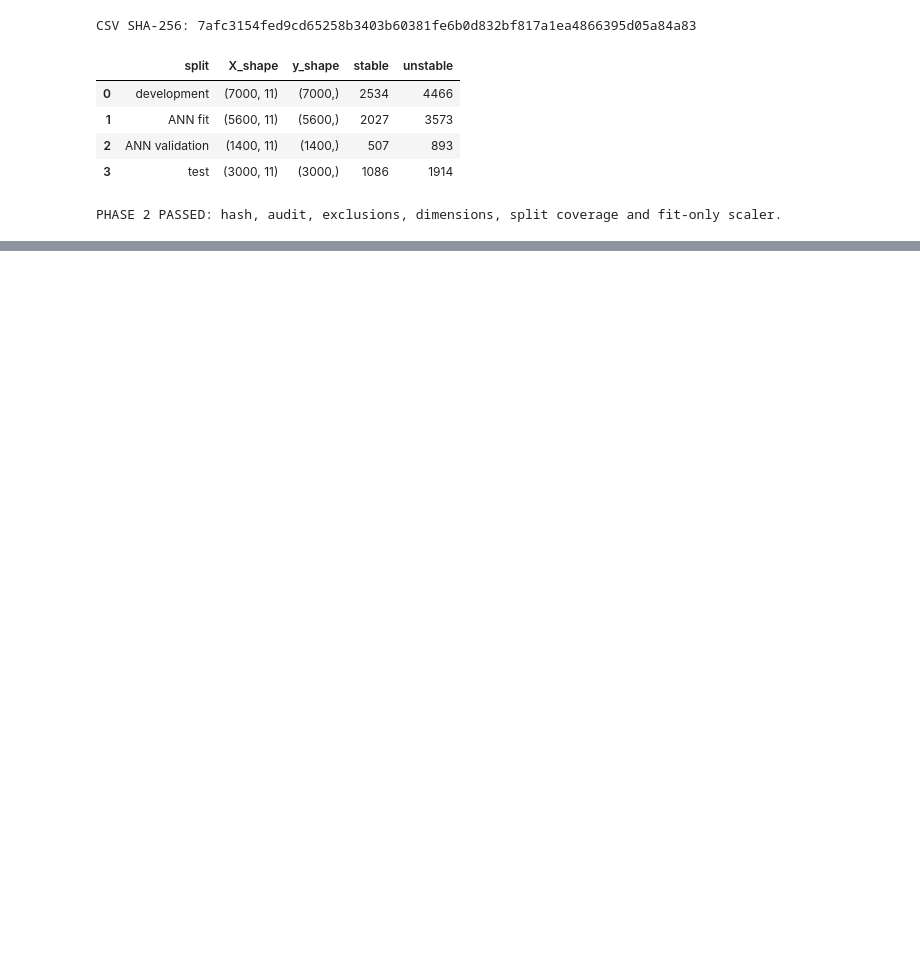
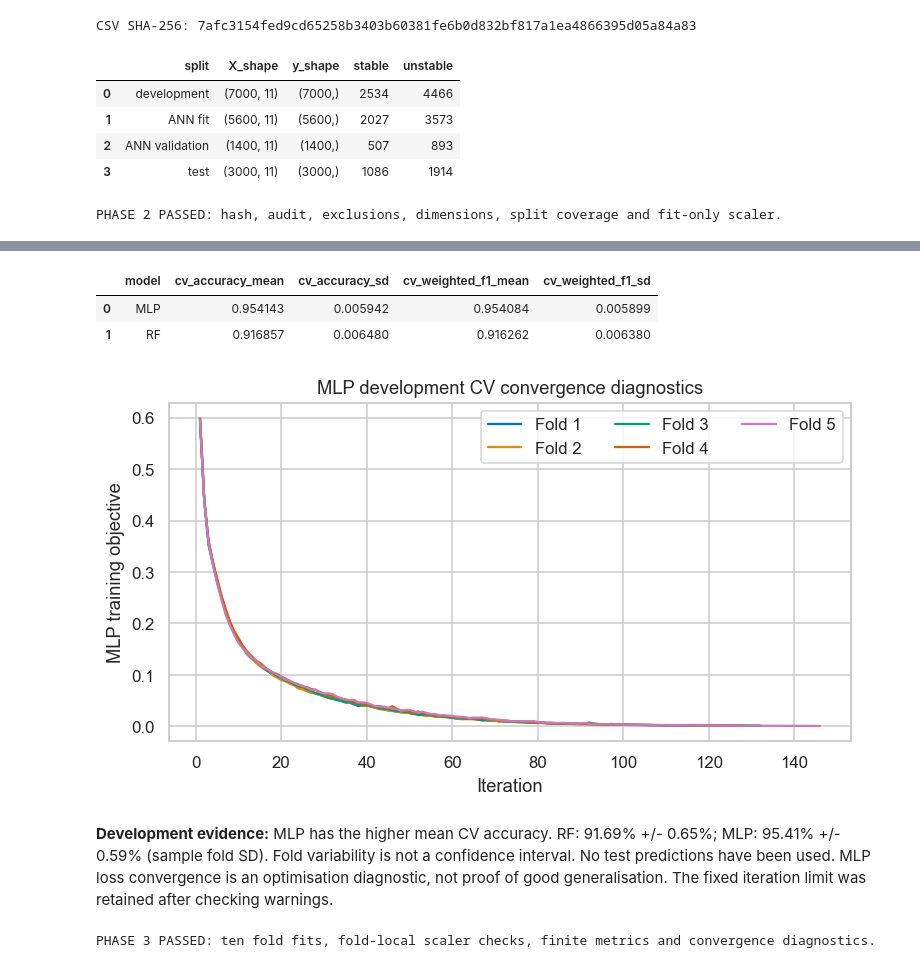
Before and after one commit to henryhoang207/COS40007-Porfollio-Task, a Jupyter notebook: portfolio_task3/Portfolio_Assessment_3_HoangHuuHoan.ipynb, the cells around one changed output, grey strips where cells are left out. Drawn from its saved outputs; the diff is of its cells as text; code cells hidden in the pictures; blank space fills up the shorter version.

Commit message:
Compare Random Forest and MLP with five-fold cross-validation

```diff
--- a/portfolio_task3/Portfolio_Assessment_3_HoangHuuHoan.ipynb
+++ b/portfolio_task3/Portfolio_Assessment_3_HoangHuuHoan.ipynb
@@ -270,0 +283,73 @@ PHASE 2 PASSED: hash, audit, exclusions, dimensions, split coverage and fit-only
+# %%
+traditional_specs = {
+    'RF': RandomForestClassifier(n_estimators=300, random_state=SEED, n_jobs=2),
+    'MLP': MLPClassifier(hidden_layer_sizes=(64,32,16), activation='relu', solver='adam',
+                         learning_rate_init=0.001, max_iter=500, random_state=SEED),
+}
+cv = StratifiedKFold(n_splits=5, shuffle=True, random_state=SEED)
+fold_partitions = list(cv.split(X_dev,y_dev))
+cv_rows, cv_warnings, mlp_diagnostics, fold_manifest = [], [], [], []
+for fold, (tr,va) in enumerate(fold_partitions,1):
+    assert not (set(dev_idx[tr]) & set(dev_idx[va]))
+    for pos in va:
+        fold_manifest.append({'row_index':int(dev_idx[pos]), 'validation_fold':fold})
+for name,spec in traditional_specs.items():
+    for fold,(tr,va) in enumerate(fold_partitions,1):
+        model = Pipeline([('scale',StandardScaler()),('model',clone(spec))])
+        started = time.perf_counter()
+        with warnings.catch_warnings(record=True) as caught:
+            warnings.simplefilter('always', ConvergenceWarning)
+            model.fit(X_dev.iloc[tr],y_dev.iloc[tr])
+        elapsed = time.perf_counter()-started
+        for warning in caught:
+            cv_warnings.append({'model':name,'fold':fold,'category':warning.category.__name__,
+                                'message':str(warning.message)})
+        assert model['scale'].n_samples_seen_ == len(tr)
+        np.testing.assert_allclose(model['scale'].mean_,X_dev.iloc[tr].mean().to_numpy(),atol=1e-12)
+        prediction = model.predict(X_dev.iloc[va])
+        row = {'model':name,'fold':fold,'accuracy':accuracy_score(y_dev.iloc[va],prediction),
+               'weighted_f1':f1_score(y_dev.iloc[va],prediction,average='weighted'),
+               'train_rows':len(tr),'validation_rows':len(va),'fit_seconds':elapsed,
+               'iterations':getattr(model['model'],'n_iter_',None)}
+        cv_rows.append(row)
+        if name == 'MLP':
+            loss = model['model'].loss_curve_
+            mlp_diagnostics.append({'fold':fold,'iterations':model['model'].n_iter_,
+                                    'final_loss':float(loss[-1]),'loss_curve':list(map(float,loss))})
+        print(f'{name} fold {fold}: accuracy={row["accuracy"]:.4f}, F1={row["weighted_f1"]:.4f}, '
+              f'iterations={row["iterations"]}, fit={elapsed:.1f}s',flush=True)
+cv_frame = pd.DataFrame(cv_rows)
+assert cv_frame.groupby('model').size().to_dict() == {'MLP':5,'RF':5}
+assert np.isfinite(cv_frame[['accuracy','weighted_f1']].to_numpy()).all()
+cv_summary = cv_frame.groupby('model').agg(
+    cv_accuracy_mean=('accuracy','mean'),cv_accuracy_sd=('accuracy',lambda v:v.std(ddof=1)),
+    cv_weighted_f1_mean=('weighted_f1','mean'),cv_weighted_f1_sd=('weighted_f1',lambda v:v.std(ddof=1)),
+).reset_index()
+best_traditional = cv_summary.sort_values('cv_accuracy_mean',ascending=False).iloc[0]['model']
+show_table(cv_frame,'traditional_cv_results.csv')
+show_table(cv_summary,'traditional_cv_summary.csv')
+pd.DataFrame(fold_manifest).to_csv(ROOT / 'results/cv_fold_indices.csv',index=False)
+save_json(ROOT / 'results/traditional_warnings.json',cv_warnings)
+save_json(ROOT / 'results/mlp_convergence_diagnostics.json',mlp_diagnostics)
+if cv_warnings:
+    display(pd.DataFrame(cv_warnings))
+assert not any(w['category']=='ConvergenceWarning' for w in cv_warnings), 'Inspect MLP diagnostics before continuing'
+fig,ax = plt.subplots(figsize=(8,4))
+for diag in mlp_diagnostics:
+    ax.plot(range(1,len(diag['loss_curve'])+1),diag['loss_curve'],label=f'Fold {diag["fold"]}')
+ax.set(xlabel='Iteration',ylabel='MLP training objective',title='MLP development CV convergence diagnostics')
+ax.legend(ncol=3)
+save_figure('mlp_cv_loss.png')
+v = cv_summary.set_index('model')
+explain(f'**Development evidence:** {best_traditional} has the higher mean CV accuracy. '
+        f'RF: {v.loc["RF","cv_accuracy_mean"]:.2%} +/- {v.loc["RF","cv_accuracy_sd"]:.2%}; '
+        f'MLP: {v.loc["MLP","cv_accuracy_mean"]:.2%} +/- {v.loc["MLP","cv_accuracy_sd"]:.2%} '
+        '(sample fold SD). Fold variability is not a confidence interval. '
+        'No test predictions have been used. MLP loss convergence is an optimisation diagnostic, '
+        'not proof of good generalisation. The fixed iteration limit was retained after checking warnings.')
+save_json(ROOT / 'results/traditional_verification.json',{
+    'five_folds_each':True,'fold_local_scaling_verified':True,'convergence_warning_count':0,
+    'mlp_max_iter':500,'best_traditional_by_cv_accuracy':best_traditional,
+})
+print('PHASE 3 PASSED: ten fold fits, fold-local scaler checks, finite metrics and convergence diagnostics.')
+# %% [output]
@@ -270,0 +377,6 @@ PHASE 2 PASSED: hash, audit, exclusions, dimensions, split coverage and fit-only
+|  | model | cv_accuracy_mean | cv_accuracy_sd | cv_weighted_f1_mean | cv_weighted_f1_sd |
+| 0 | MLP | 0.954143 | 0.005942 | 0.954084 | 0.005899 |
+| 1 | RF | 0.916857 | 0.006480 | 0.916262 | 0.006380 |
+[figure, added]
+**Development evidence:** MLP has the higher mean CV accuracy. RF: 91.69% +/- 0.65%; MLP: 95.41% +/- 0.59% (sample fold SD). Fold variability is not a confidence interval. No test predictions have been used. MLP loss convergence is an optimisation diagnostic, not proof of good generalisation. The fixed iteration limit was retained after checking warnings.
+PHASE 3 PASSED: ten fold fits, fold-local scaler checks, finite metrics and convergence diagnostics.
```
Also changed, not shown: parts of 2 cells of this notebook, 8 other files.
